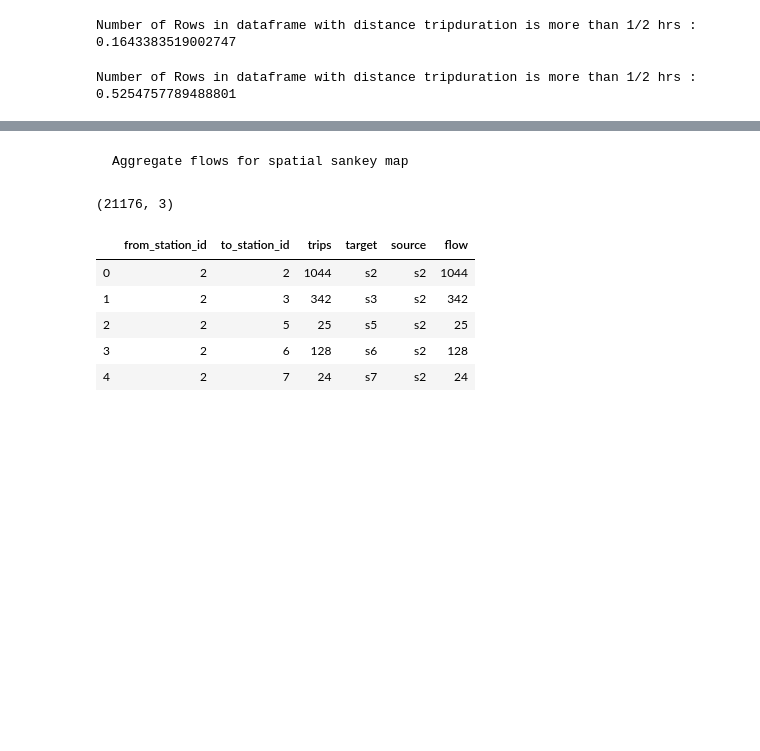
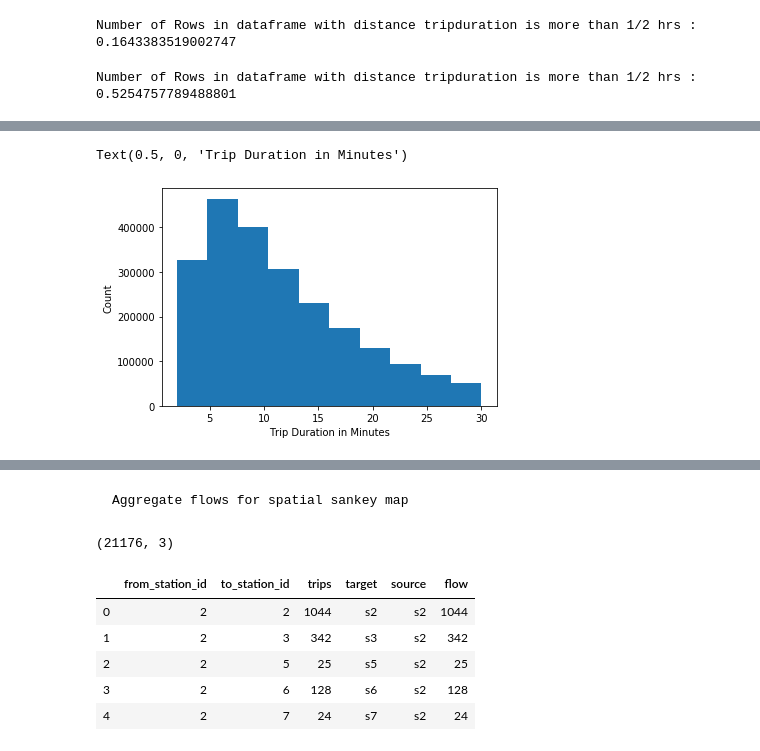
Before and after one commit to mohitroy2502/Chicago-Divvy-DPA-Project, a Jupyter notebook: DPA Project Problem Statement 5.ipynb, the cells around one changed output, grey strips where cells are left out. Drawn from its saved outputs; the diff is of its cells as text; code cells hidden in the pictures; blank space fills up the shorter version.

```diff
--- a/DPA Project Problem Statement 5.ipynb
+++ b/DPA Project Problem Statement 5.ipynb
@@ -174,4 +194,7 @@ merge_total['tripduration'] = merge_total['tripduration'].astype(float)
 merge_total['revenue'] = (merge_total['tripduration']/1800) * 3
+# %%
+##Adding revenue column basis tripduration charging $3/ 30 minutes ride
+merge_2019['revenue'] = (merge_2019['tripduration']/1800) * 3
 # %%
 merge_total['tripduration'].describe()
 # %% [output]
@@ -189 +212,4 @@ Name: tripduration, dtype: float64
 merge_total = merge_total[(merge_total['tripduration'] >= 120) & (merge_total['tripduration'] <= 18000)]
+# %%
+#Removing trips which are less than 2 minutes & greater than 5 hours testing data set
+merge_2019 = merge_2019[(merge_2019['tripduration'] >= 120) & (merge_2019['tripduration'] <= 18000)]
@@ -332 +371,4 @@ Number of Rows in dataframe with distance tripduration is more than 1/2 hrs :  0
+# %%
+##As percentage of people having trips more than 1hrs is less than 2% therefore dropping those instances from dataframe
+merge_2019 = merge_2019.drop(merge_2019[merge_2019.tripduration > 1800].index)
 # %%
@@ -354,0 +405,8 @@ merge_total.sort_values(by ='revenue').tail()
+# %%
+tripd = merge_2019['tripduration']/60
+plt.hist(tripd)
+plt.ylabel('Count')
+plt.xlabel('Trip Duration in Minutes')
+# %% [output]
+Text(0.5, 0, 'Trip Duration in Minutes')
+[figure, added]
```
Also changed, not shown: parts of 49 cells of this notebook.
